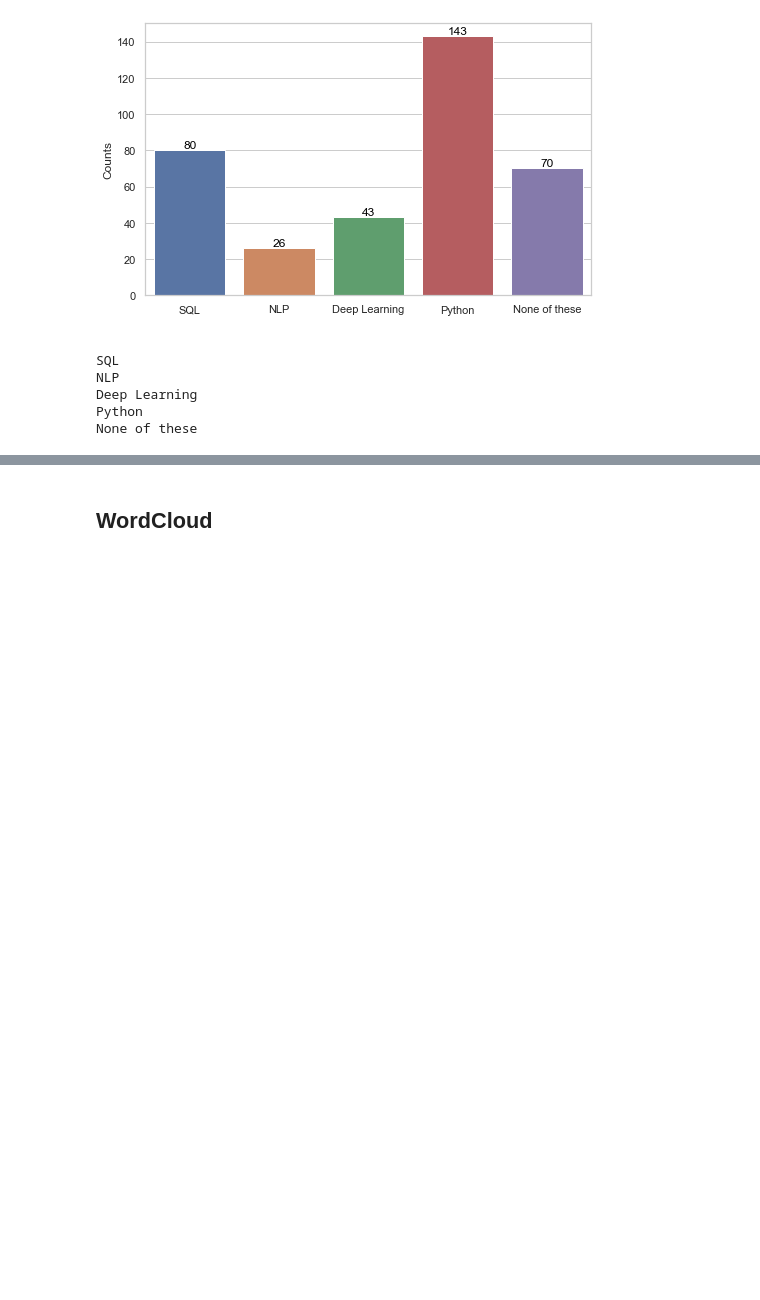
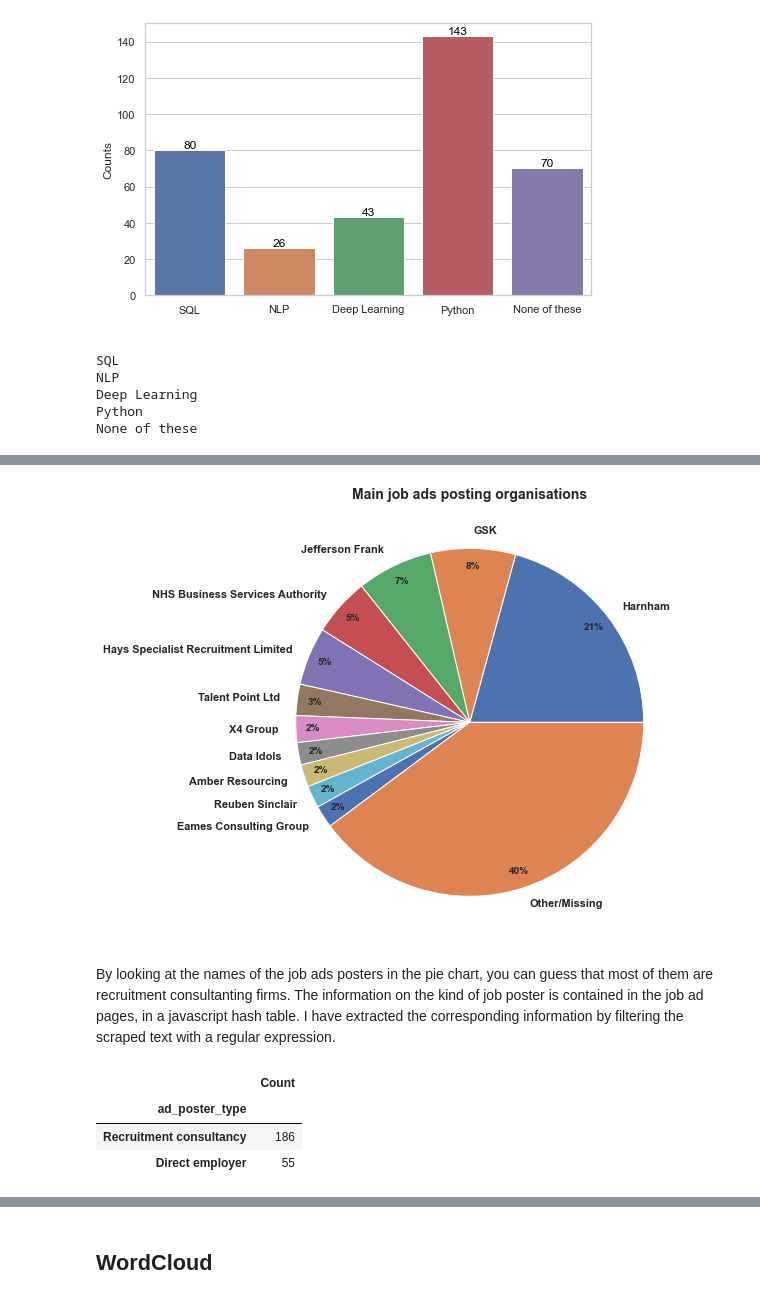
Before and after one commit to RaffaToSpace/Job_ads_scraping_nlp, a Jupyter notebook: job_ads_nlp.ipynb, the cells around one changed output, grey strips where cells are left out. Saved outputs shown, nothing was run; the diff lists cells and outputs as text; code cells hidden in the pictures; blank space fills up the shorter version.

Commit message:
NLP notebook: updated analysis, added analysis on job ad posters and knowledge domain

```diff
--- a/job_ads_nlp.ipynb
+++ b/job_ads_nlp.ipynb
@@ -33,3 +31,5 @@ len(job_ads_container)
+# %%
+number_of_job_ads = len(job_ads_container)
 # %% [markdown]
 ## Text Lemmatization, Stemming and Vectorising with nlkt and sk-learn
 # %%
@@ -514,0 +521,9 @@ None of these
+# %%
+posters = [job_ads_container[item]['ad_poster'] for item in job_ads_container]
+ad_posters_df = pd.DataFrame(data=posters, columns= ['ad_poster'])
+ad_posters_df['Count']=1
+ad_posters_df=ad_posters_df.groupby(by='ad_poster').sum().sort_values(by='Count',ascending=False)
+# %%
+ad_posters_short = ad_posters_df[ad_posters_df.Count>=5]
+ad_posters_summary = ad_posters_short.copy()
+ad_posters_summary.at['Other/Missing','Count']=int(number_of_job_ads - ad_posters_short.Count.sum())
@@ -514,0 +547,8 @@ None of these
+# %%
+ad_posters_summary.plot(y='Count',kind='pie',figsize=(8, 8),ylabel='',autopct='%1.0f%%',pctdistance=0.9,legend = False)
+plt.title('Main job ads posting organisations', weight='bold', size=14)
+plt.savefig('data/Main_job_ads_posting_organisations.png')
+# %% [output]
+[figure, added]
+# %% [markdown]
+By looking at the names of the job ads posters in the pie chart, you can guess that most of them are recruitment consultanting firms. The information on the kind of job poster is contained in the job ad pages, in a javascript hash table. I have extracted the corresponding information by filtering the scraped text with a regular expression.
@@ -514,0 +560,7 @@ None of these
+# %%
+poster_types_df
+# %% [output]
+|  | Count |
+| ad_poster_type |  |
+| Recruitment consultancy | 186 |
+| Direct employer | 55 |
```
Also changed, not shown: parts of 18 cells of this notebook.
